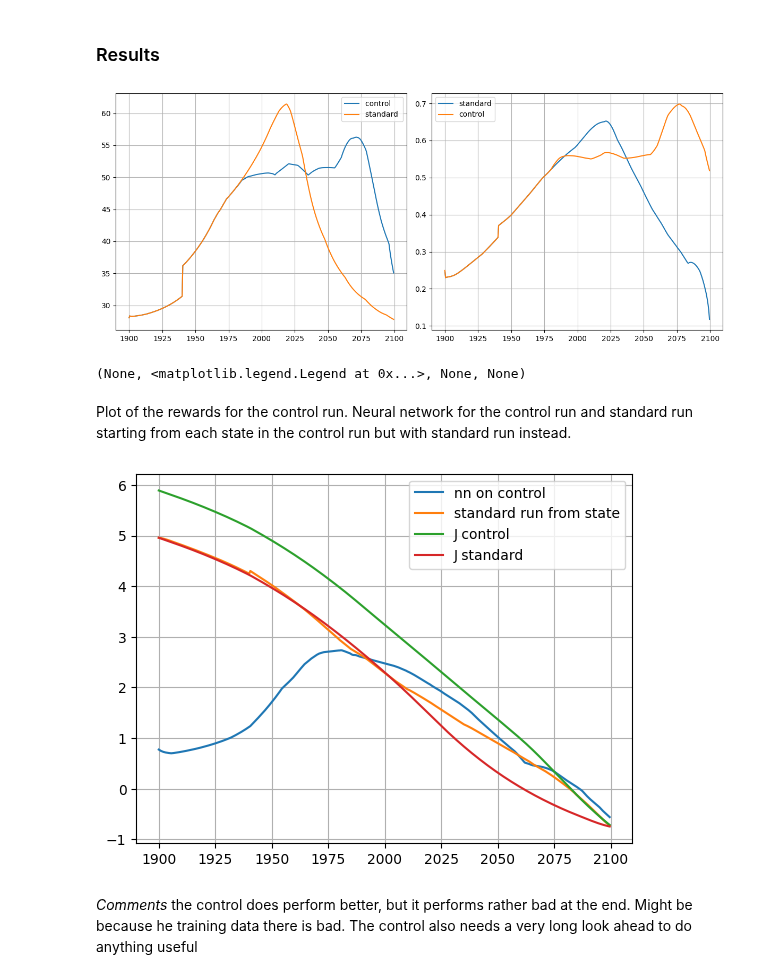
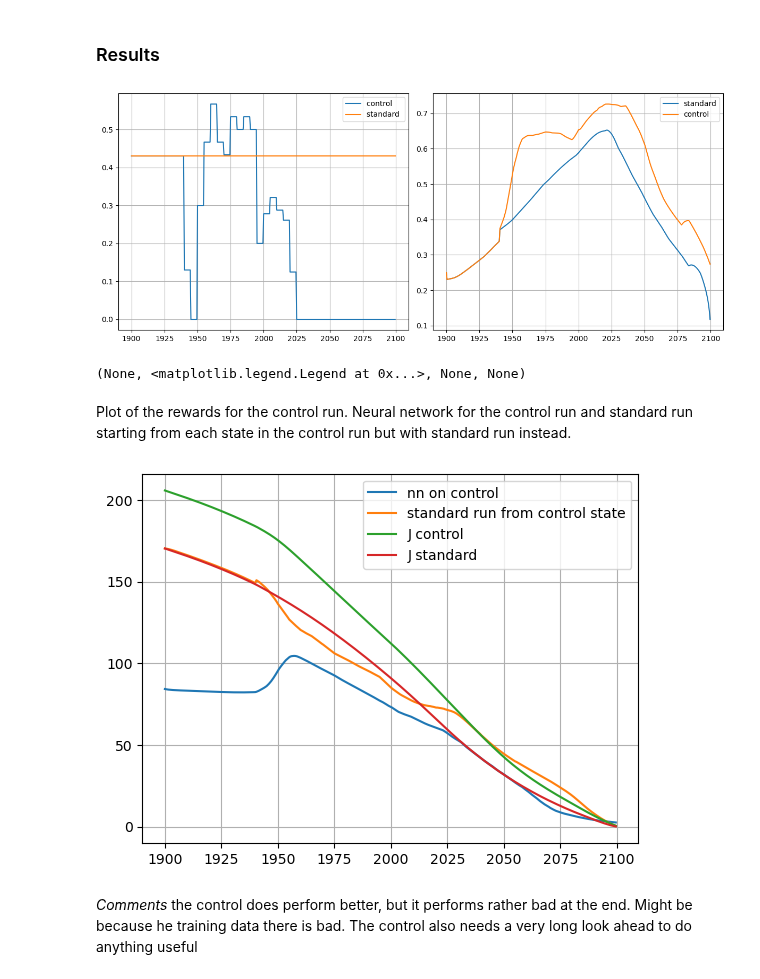
Before and after one commit to emilj610/pyworld3A3, a Jupyter notebook: reinforcementLearning.ipynb, the cells around one changed output. Saved outputs shown, nothing was run; the diff lists cells and outputs as text; code cells hidden in the pictures.

```diff
--- a/reinforcementLearning.ipynb
+++ b/reinforcementLearning.ipynb
@@ -114,8 +114,8 @@ class neuralNet(nn.Module):
     def __init__(self, in_dim, out_dim):
         # 2 hidden layers
         super(neuralNet, self).__init__()
-        self.input_layer = nn.Linear(in_features=in_dim+1, out_features=64)
-        self.hidden_layer1 = nn.Linear(in_features=64, out_features=64)
+        self.input_layer = nn.Linear(in_features=in_dim+1, out_features=32)
+        self.hidden_layer1 = nn.Linear(in_features=32, out_features=64)
         self.hidden_layer2 = nn.Linear(in_features=64, out_features=32)
         self.outLayer = nn.Linear(in_features=32, out_features=out_dim)
 
@@ -123,7 +123,7 @@ class neuralNet(nn.Module):
         # forward pass with relu activation function
         ones = torch.ones((x.shape[0], 1))
         x = torch.cat((x, ones), dim=1)
-        x = torch.relu(self.input_layer(x))
+        x = self.input_layer(x)
         x = torch.relu(self.hidden_layer1(x))
         x = torch.relu(self.hidden_layer2(x))
         x = self.outLayer(x)
@@ -319,22 +321,24 @@ world_control.init_world3_variables()
 world_control.set_world3_table_functions()
 world_control.set_world3_delay_functions()
 
+def run_control(world):
+    # loop0 first
+    loop0(world)
+    isopc_val = 1 # change?
 
-# loop0 first
-loop0(world_control)
-isopc_val = 1 # change?
+    for k in range(1,world.n):
+        if k % 10 == 0 and world.time[k] >= 1940:
+            J_hat = lambda world, k: nn_func(model, world, k)
+            fioac_val, isopc_val = get_control(world, k, 20, J_hat)
+            world.fioac_control = lambda _: fioac_val
+            world.isopc_control = lambda _: isopc_val
+            world.isopc_control_values[k] = isopc_val
+            world._loopk_world3_fast(k -1, k, k-1, k)
+        else:
+            world._loopk_world3_fast(k -1, k, k-1, k)
+            world.isopc_control_values[k] = isopc_val
 
-for k in range(1,world_control.n):
-    if k % 10 == 0 and world_control.time[k] >= 1980:
-        J_hat = lambda world, k: nn_func(model, world, k)
-        fioac_val, isopc_val = get_control(world_control, k, 20, J_hat)
-        world_control.fioac_control = lambda _: fioac_val
-        world_control.isopc_control = lambda _: isopc_val
-        world_control.isopc_control_values[k] = isopc_val
-        world_control._loopk_world3_fast(k -1, k, k-1, k)
-    else:
-        world_control._loopk_world3_fast(k -1, k, k-1, k)
-        world_control.isopc_control_values[k] = isopc_val
+run_control(world_control)
 # %% [markdown]
 ### Results
 # %%
@@ -343,8 +347,8 @@ start = 0
 end = -1
 plt.figure(figsize=(12, 5)), plt.subplot(1, 2, 1)
 #plt.plot(world_reference.time[start:end], world_reference.fioac[start:end], label="standard fioac")
-plt.plot(world_control.time[start:end], world_control.le[start:end], label="control ")
-plt.plot(world_reference.time[start:end], world_reference.le[start:end], label="standard ")
+plt.plot(world_control.time[start:end], world_control.fioac[start:end], label="control ")
+plt.plot(world_reference.time[start:end], world_reference.fioac[start:end], label="standard ")
 #plt.plot(world_control.time[start:end], world_control.nr[start:end], label="control isopc")
 plt.grid(), plt.legend(), plt.subplot(1, 2, 2)
 plt.plot(world_reference.time[start:end], reward_func(world_reference)[start:end], label="standard")
@@ -353,7 +357,7 @@ plt.plot(world_control.time[start:end], reward_func(world_control)[start:end], l
 #plt.plot(world_control.time[start:end], world_control.ppol[start:end], label="control")
 plt.grid(), plt.legend(), plt.tight_layout(), plt.show()
 # %% [output]
-[figure, old version]
+[figure, new version]
 (None, <matplotlib.legend.Legend at 0x...>, None, None)
 # %% [markdown]
 Plot of the rewards for the control run. Neural network for the control run and standard run starting from each state in the control run but with standard run instead.
@@ -392,16 +396,16 @@ for k in range(0, world_control.n):
 # %%
 start = 0
 end = -1
 
 plt.plot(time[start:end], nn_control[start:end], label="nn on control")
-plt.plot(time[start:end], J_normalizer.transform(standard_on_control)[start:end], label="standard run from state")
-# plt.plot(time, nn_standard, label="nn on standard")
-plt.plot(time[start:end], J_normalizer.transform(J_control)[start:end], label="J control")
-plt.plot(time[start:end], J_normalizer.transform(J_standard)[start:end], label="J standard")
+plt.plot(time[start:end], standard_on_control[start:end], label="standard run from control state")
+#plt.plot(time[start:end], nn_standard[start:end], label="nn on standard")
+plt.plot(time[start:end], J_control[start:end], label="J control")
+plt.plot(time[start:end], J_standard[start:end], label="J standard")
 plt.legend()
 plt.grid()
 plt.show()
 # %% [output]
-[figure, old version]
+[figure, new version]
 # %% [markdown]
 *Comments* the control does perform better, but it performs rather bad at the end. Might be because he training data there is bad. The control also needs a very long look ahead to do anything useful
```
Also changed, not shown: parts of 6 cells of this notebook, 1 other file.
